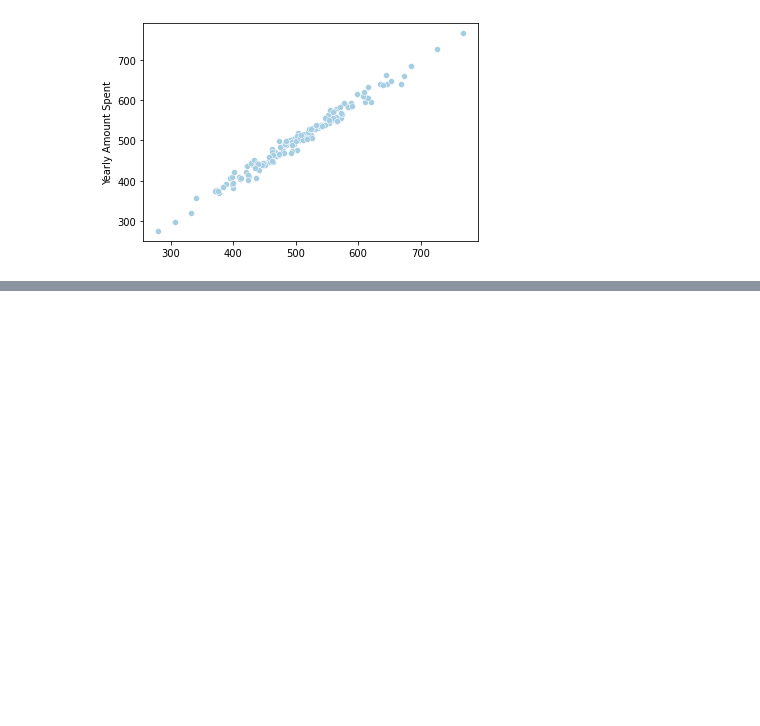
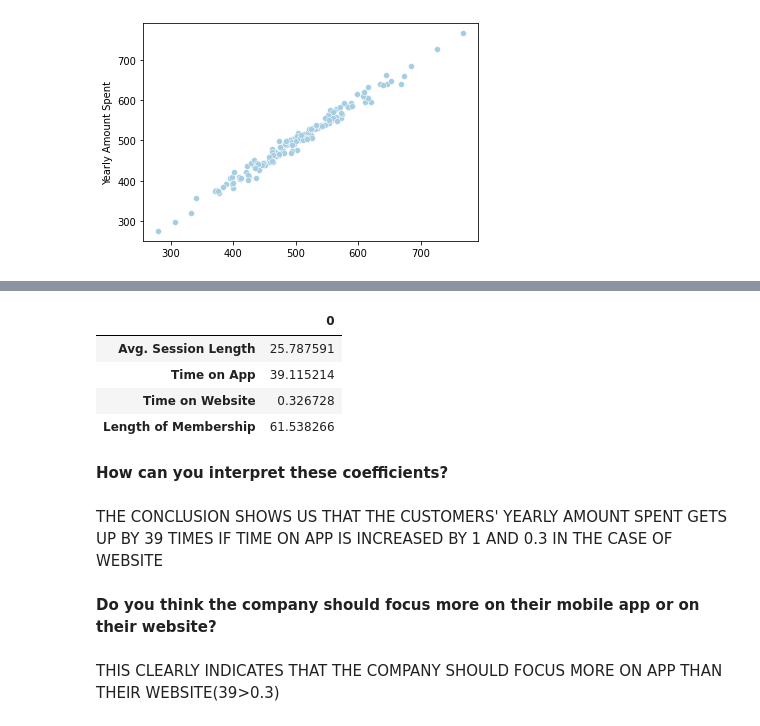
Before and after one commit to KumarGaurav20/ML-HOMEWORK, a Jupyter notebook: ML_AS1.ipynb, the cells around one changed output, grey strips where cells are left out. Cells and saved outputs as stored; diff of their text form; code cells hidden in the pictures; blank space fills up the shorter version.

```diff
--- a/ML_AS1.ipynb
+++ b/ML_AS1.ipynb
@@ -223,0 +255,19 @@ sns.scatterplot(prediction,y_test)
+# %%
+coeff = pd.DataFrame(regr.coef_,customer_data[['Avg. Session Length', 'Time on App',
+       'Time on Website', 'Length of Membership']].columns)
+coeff
+# %% [output]
+|  | 0 |
+| Avg. Session Length | 25.787591 |
+| Time on App | 39.115214 |
+| Time on Website | 0.326728 |
+| Length of Membership | 61.538266 |
+# %% [markdown]
+
+**How can you interpret these coefficients?**
+# %% [markdown]
+THE CONCLUSION SHOWS US THAT THE CUSTOMERS' YEARLY AMOUNT SPENT GETS UP BY 39 TIMES IF TIME ON APP IS INCREASED BY 1 AND 0.3 IN THE CASE OF WEBSITE
+# %% [markdown]
+**Do you think the company should focus more on their mobile app or on their website?**
+# %% [markdown]
+THIS CLEARLY INDICATES THAT THE COMPANY SHOULD FOCUS MORE ON APP THAN THEIR WEBSITE(39>0.3)
```
Also changed, not shown: parts of 7 cells of this notebook.
